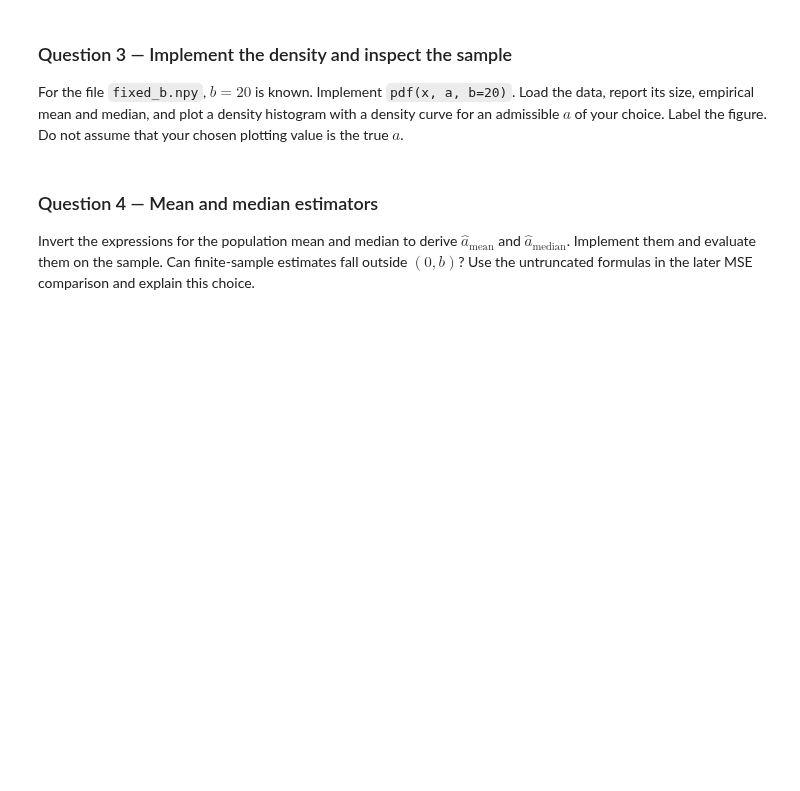
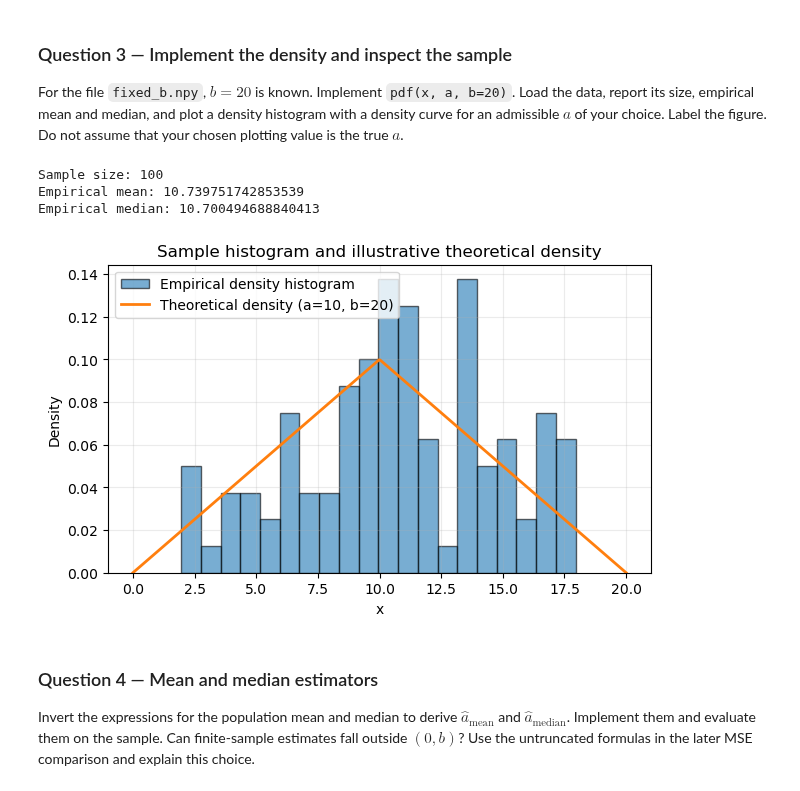
Before and after one commit to Oktalyx/FundamentalLearningEPFL, a Jupyter notebook: HW1/HW1_exercise.ipynb, the cells around one changed output. Saved outputs shown, nothing was run; the diff lists cells and outputs as text; code cells hidden in the pictures; blank space fills up the shorter version.

```diff
--- a/HW1/HW1_exercise.ipynb
+++ b/HW1/HW1_exercise.ipynb
@@ -82,7 +319,45 @@ Label the figure. Do not assume that your chosen plotting value is the true $a$.
 # %%
 # TODO: answer Question 3, including the requested reasoning and code.
 # YOUR CODE HERE
-# Written answer: ...
+# Written answer:
+
+def pdf(x, a, b=20):
+    x = np.asarray(x)
+    return (2 / b) * np.where(
+        (x >= 0) & (x <= a), x / a,
+        np.where((x > a) & (x <= b), (b - x) / (b - a), 0)
+    )
+
+# Load the sample
+data = np.load("fixed_b.npy")
+
+# Report sample statistics
+print("Sample size:", data.size)
+print("Empirical mean:", np.mean(data))
+print("Empirical median:", np.median(data))
+
+# Plot density histogram and an illustrative density curve
+b = 20
+a_plot = 10
+
+x = np.linspace(0, b, 500)
+
+plt.hist(data, bins=20, density=True, alpha=0.6,
+         edgecolor="black", label="Empirical density histogram")
+plt.plot(x, pdf(x, a_plot, b), linewidth=2,
+         label=f"Theoretical density (a={a_plot}, b={b})")
+
+plt.xlabel("x")
+plt.ylabel("Density")
+plt.title("Sample histogram and illustrative theoretical density")
+plt.legend()
+plt.grid(alpha=0.25)
+plt.show()
+# %% [output]
+Sample size: 100
+Empirical mean: 10.739751742853539
+Empirical median: 10.700494688840413
+[figure, added]
 # %% [markdown]
 ### Question 4 — Mean and median estimators
 
```
Also changed, not shown: parts of 21 cells of this notebook, 1 other file.
